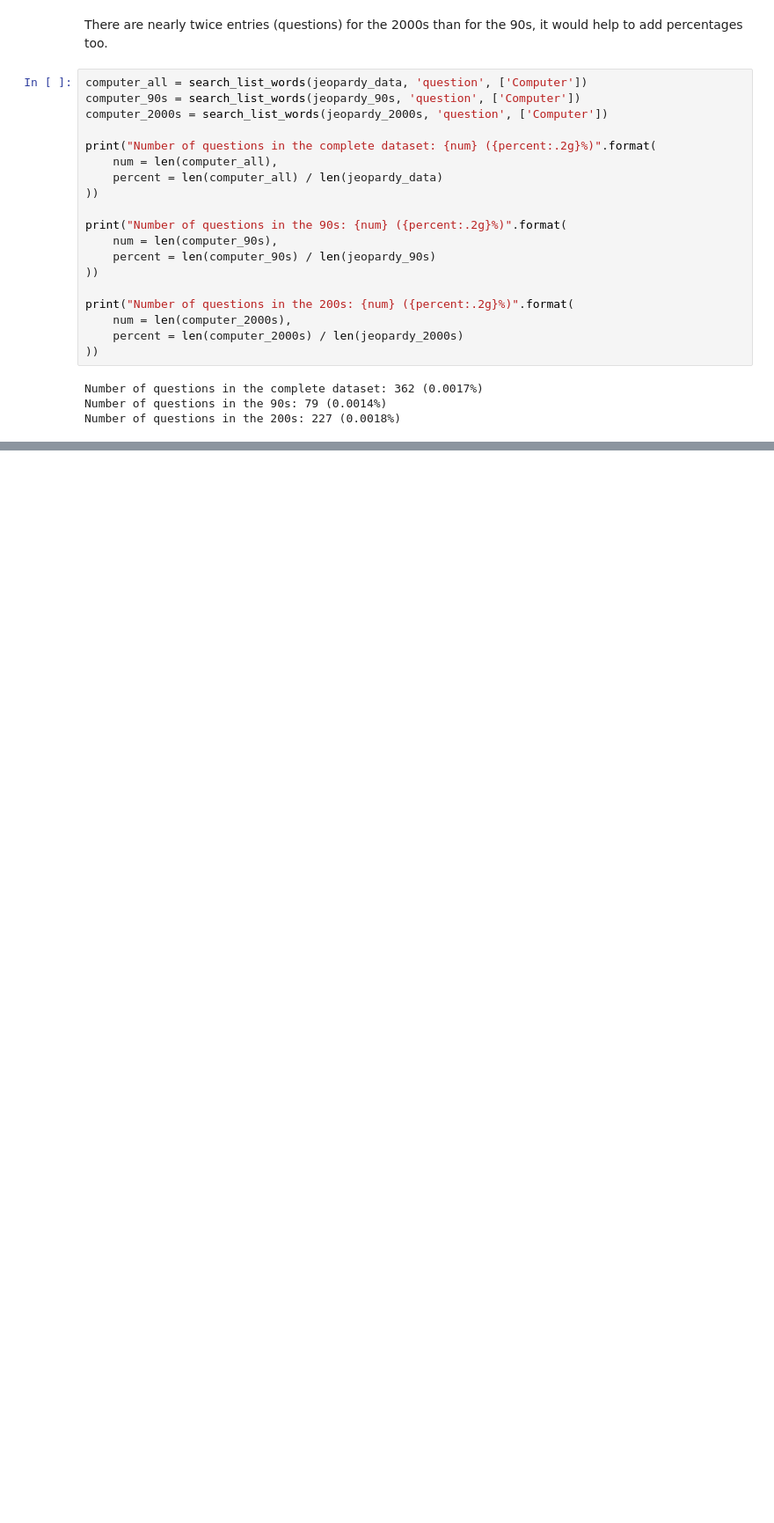
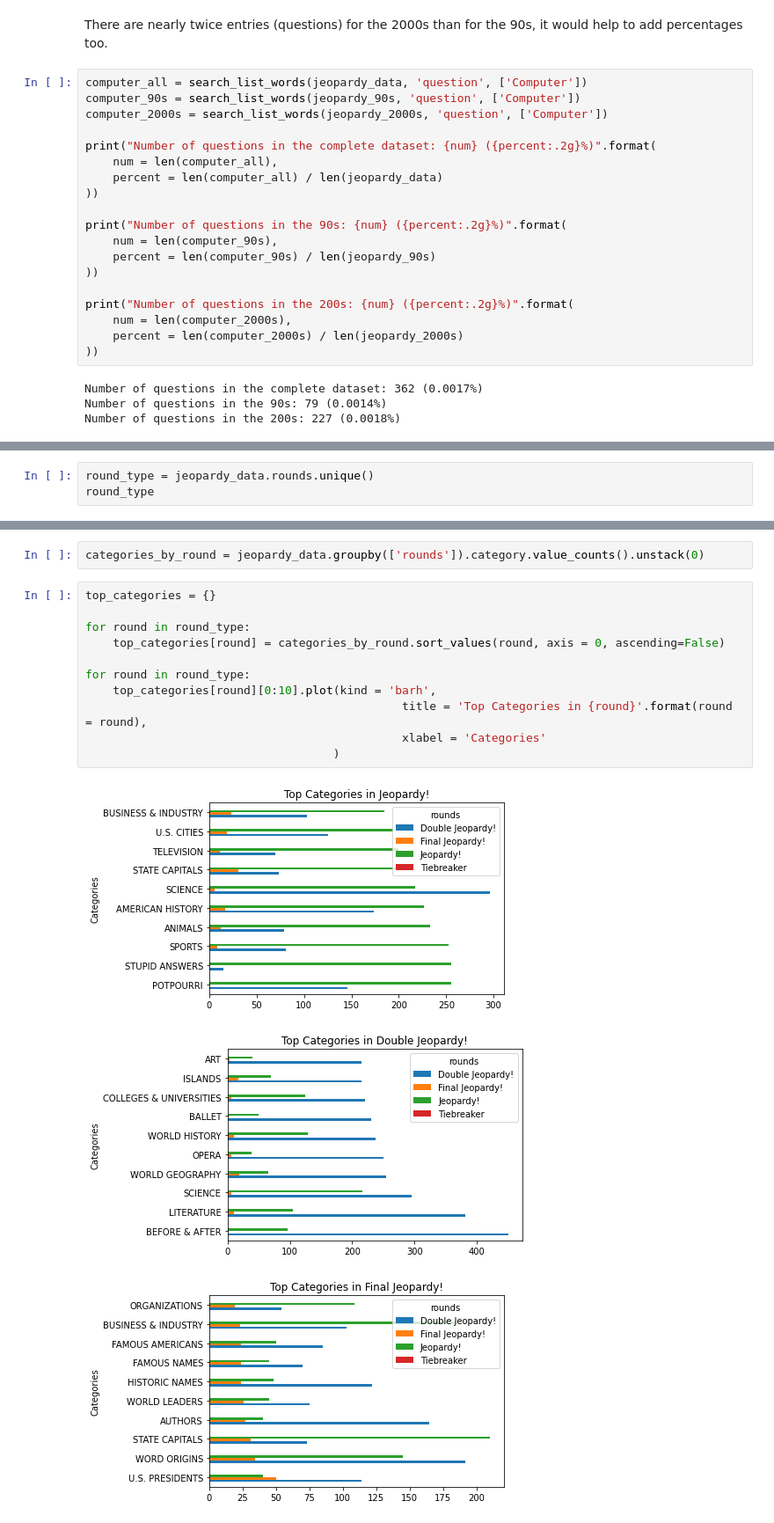
Before and after one commit to doriona/codecademy_data_manipulation_pandas, a Jupyter notebook: Data_Manipulation_Pandas_Jeopardy_Project.ipynb, the cells around one changed output, grey strips where cells are left out. Shown: that part at 88% size. Cells and saved outputs as stored; diff of their text form; blank space fills up the shorter version.

Commit message:
Look at relationships between type of round and categories. Add barplots with the top ten categories by type of round

```diff
--- a/Data_Manipulation_Pandas_Jeopardy_Project.ipynb
+++ b/Data_Manipulation_Pandas_Jeopardy_Project.ipynb
@@ -527,0 +547,3 @@ Number of questions in the 200s: 227 (0.0018%)
+# %%
+round_type = jeopardy_data.rounds.unique()
+round_type
@@ -527,0 +572,17 @@ Number of questions in the 200s: 227 (0.0018%)
+# %%
+categories_by_round = jeopardy_data.groupby(['rounds']).category.value_counts().unstack(0)
+# %%
+top_categories = {}
+
+for round in round_type:
+    top_categories[round] = categories_by_round.sort_values(round, axis = 0, ascending=False)
+
+for round in round_type:
+    top_categories[round][0:10].plot(kind = 'barh',
+                                              title = 'Top Categories in {round}'.format(round = round),
+                                              xlabel = 'Categories'
+                                    )
+# %% [output]
+[figure, added]
+[figure, added]
+[figure, added]
```
Also changed, not shown: parts of 9 cells of this notebook.
